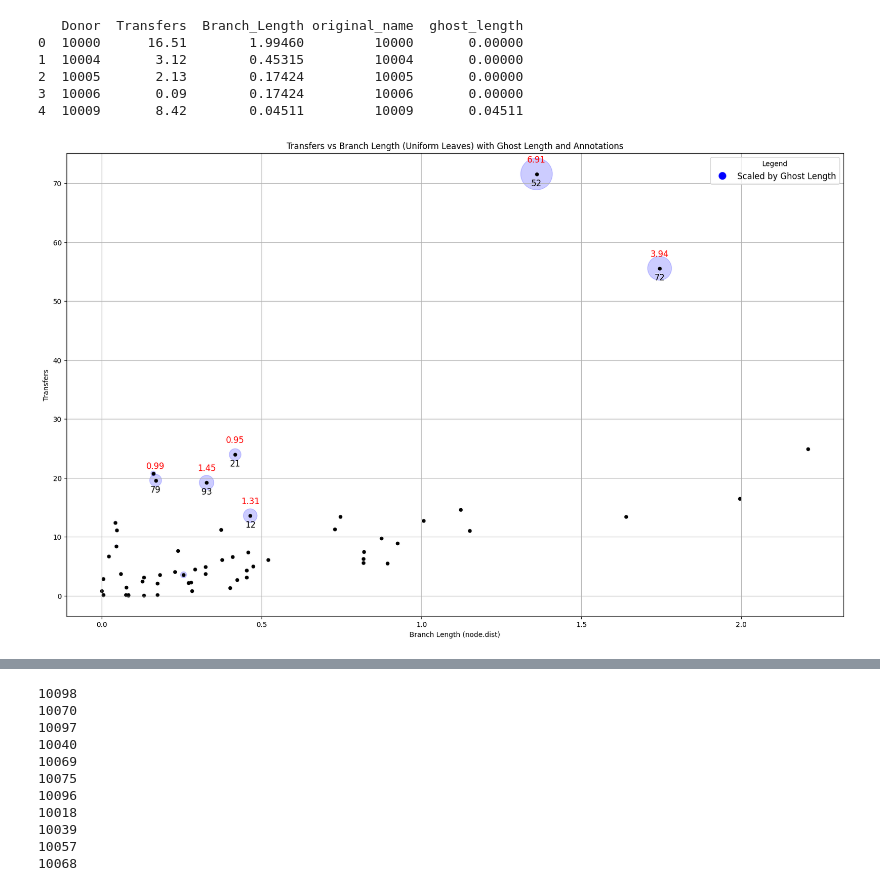
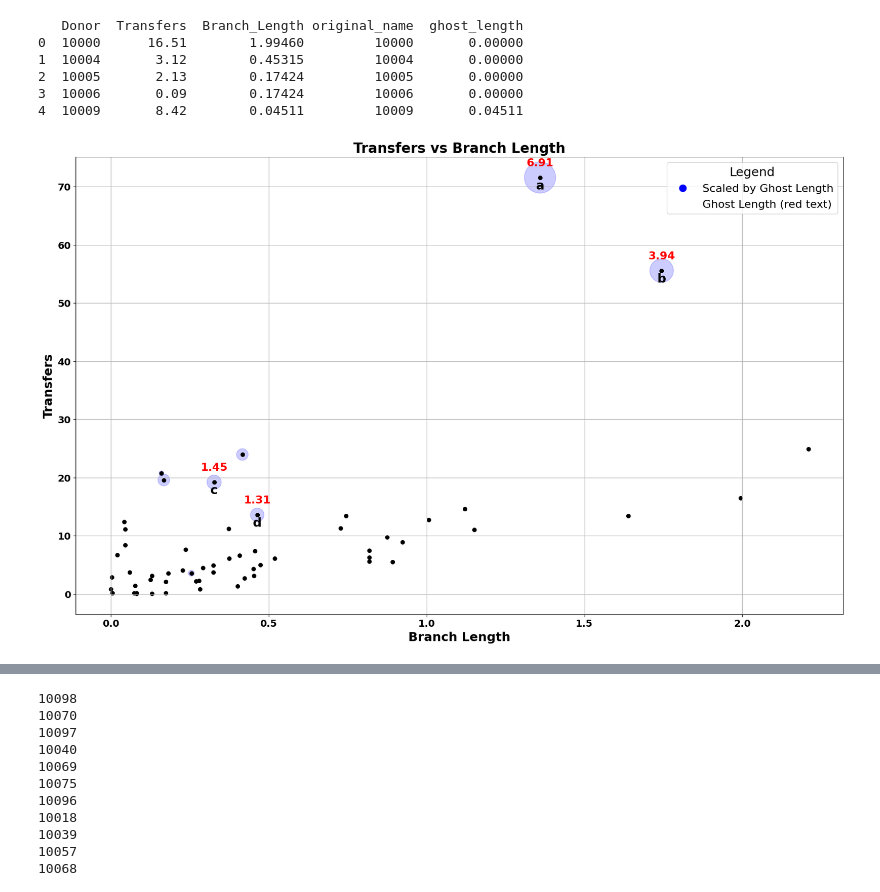
Before and after one commit to SisyphusMountain/ghost_experiments, a Jupyter notebook: main.ipynb, the cells around one changed output, grey strips where cells are left out. Saved outputs shown, nothing was run; the diff lists cells and outputs as text; code cells hidden in the pictures.

```diff
--- a/main.ipynb
+++ b/main.ipynb
@@ -1034,13 +1034,19 @@ print(donor_transfers_df.head())
 # %%
 import matplotlib.pyplot as plt
 from matplotlib.lines import Line2D
+import string
 
-# Apply transformation for node names
+# Transform node names by subtracting 10000 and convert to strings
 donor_transfers_df["original_name_2"] = donor_transfers_df["original_name"].apply(lambda x: str(int(x) - 10000))
 
 # Normalize ghost_length to control the marker size
-size_scale = 300  # Adjust this value to control the marker size scaling
+size_scale = 300  # Adjust this value to control marker sizes
 donor_transfers_df["Marker_Size"] = donor_transfers_df["ghost_length"].fillna(0) * size_scale
+
+# Filter nodes with ghost_length > 1 and sort them in descending order
+high_ghost_nodes = donor_transfers_df[donor_transfers_df["ghost_length"] > 1].sort_values(by="ghost_length", ascending=False)
+# Create a mapping of letters (a, b, c, ...) to these nodes
+letter_mapping = {index: letter for index, letter in zip(high_ghost_nodes.index, string.ascii_lowercase)}
 
 # Create the plot
 plt.figure(figsize=(20, 12))
@@ -1054,48 +1060,56 @@ scatter = plt.scatter(
     alpha=0.2  # Optional transparency for better visibility
 )
 
 # Overlay smaller black dots at the center of each disc
 plt.scatter(
     donor_transfers_df["Branch_Length"],
     donor_transfers_df["Transfers"],
-    s=20,  # Fixed small size for black dots
+    s=30,  # Fixed size for black dots
     color="black"
 )
 
-# Annotate only nodes with ghost_length > 0.5
+# Annotate only nodes with ghost_length > 1 using letters and ghost_length
 for _, row in donor_transfers_df.iterrows():
-    if row["ghost_length"] > 0.5:
-        # Display the node name above
+    if row.name in letter_mapping:
+        letter = letter_mapping[row.name]
+        # Display the letter above the point
         plt.text(
             row["Branch_Length"],
             row["Transfers"] - 2,  # Slightly above the transfer value
-            str(row["original_name_2"]),
-            fontsize=12,
-            ha="center"
+            letter,
+            fontsize=18,
+            ha="center",
+            fontweight="bold"
         )
-        # Display the ghost length below
+        # Display the ghost length below the point
         plt.text(
             row["Branch_Length"],
             row["Transfers"] + 2,  # Slightly below the transfer value
             f"{row['ghost_length']:.2f}",
-            fontsize=12,
+            fontsize=16,
             ha="center",
-            color="red"
+            color="red",
+            fontweight="bold"
         )
 
-# Add labels and title
-plt.xlabel("Branch Length (node.dist)")
-plt.ylabel("Transfers")
-plt.title("Transfers vs Branch Length (Uniform Leaves) with Ghost Length and Annotations")
-plt.grid(True)
+# Add axis labels and title
+plt.xlabel("Branch Length", fontsize=18, fontweight="bold")  # Bold and larger font for x-axis
+plt.ylabel("Transfers", fontsize=18, fontweight="bold")  # Bold and larger font for y-axis
+plt.title("Transfers vs Branch Length", fontsize=20, fontweight="bold")  # Title with bold font
+plt.grid(True)  # Add a grid for better readability
 
-# Add legend for red text and blue circles
+# Add a legend for the red text and blue circles
 legend_elements = [
     Line2D([], [], color='blue', marker='o', markersize=10, label='Scaled by Ghost Length', linestyle=''),
+    Line2D([], [], color='red', marker='', label='Ghost Length (red text)', linestyle='', markersize=0)
 ]
-plt.legend(handles=legend_elements, loc='upper right', fontsize=12, title="Legend")
+plt.legend(handles=legend_elements, loc='upper right', fontsize=16, title="Legend", title_fontsize=18)  # Adjust legend size and title font
+
+# Increase the font size and boldness of axis ticks
+plt.xticks(fontsize=14, fontweight="bold")
+plt.yticks(fontsize=14, fontweight="bold")
 
 # Display the plot
 plt.show()
 # %% [output]
-[figure, old version]
+[figure, new version]
```
Also changed, not shown: parts of 1 cell of this notebook.
